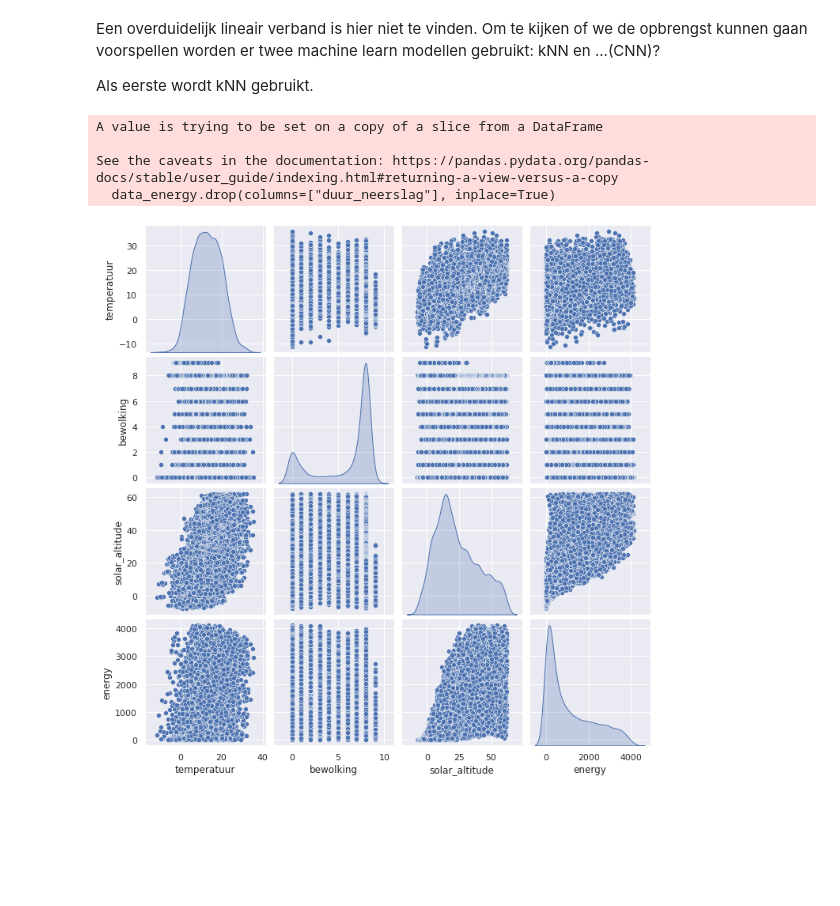
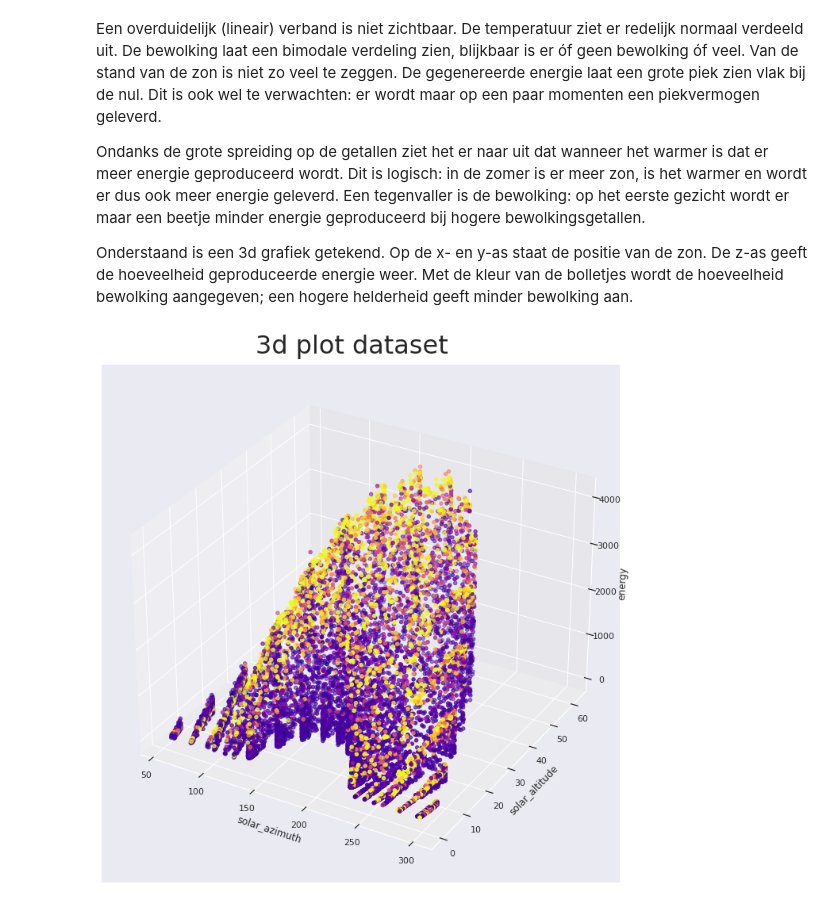
Before and after one commit to bosgnoom/data-engineer-eindopdracht, a Jupyter notebook: data_analyse.ipynb, the cells around one changed output. Drawn from its saved outputs; the diff is of its cells as text; code cells hidden in the pictures; blank space fills up the shorter version.

```diff
--- a/data_analyse.ipynb
+++ b/data_analyse.ipynb
@@ -21,14 +37,34 @@ data.dropna(axis=0, inplace=True)
 # %% [markdown]
-Een overduidelijk lineair verband is hier niet te vinden. Om te kijken of we de opbrengst kunnen gaan voorspellen worden er twee machine learn modellen gebruikt: kNN en ...(CNN)?
+Een overduidelijk (lineair) verband is niet zichtbaar. De temperatuur ziet er redelijk normaal verdeeld uit. De bewolking laat een bimodale verdeling zien, blijkbaar is er óf geen bewolking óf veel. Van de stand van de zon is niet zo veel te zeggen. De gegenereerde energie laat een grote piek zien vlak bij de nul. Dit is ook wel te verwachten: er wordt maar op een paar momenten een piekvermogen geleverd.
 
-Als eerste wordt kNN gebruikt. <uitleg over kNN toevoegen>
+Ondanks de grote spreiding op de getallen ziet het er naar uit dat wanneer het warmer is dat er meer energie geproduceerd wordt. Dit is logisch: in de zomer is er meer zon, is het warmer en wordt er dus ook meer energie geleverd. Een tegenvaller is de bewolking: op het eerste gezicht wordt er maar een beetje minder energie geproduceerd bij hogere bewolkingsgetallen.
+
+Onderstaand is een 3d grafiek getekend. Op de x- en y-as staat de positie van de zon. De z-as geeft de hoeveelheid geproduceerde energie weer. Met de kleur van de bolletjes wordt de hoeveelheid bewolking aangegeven; een hogere helderheid geeft minder bewolking aan.
-# %%
-data_energy = data[data["energy"] > 0]
-data_energy.drop(columns=["duur_neerslag"], inplace=True)
-sns.pairplot(data_energy, diag_kind="kde");
-# %% [output]
-A value is trying to be set on a copy of a slice from a DataFrame
-
-See the caveats in the documentation: https://pandas.pydata.org/pandas-docs/stable/user_guide/indexing.html#returning-a-view-versus-a-copy
-  data_energy.drop(columns=["duur_neerslag"], inplace=True)
-[figure, removed]
+# %%
+# import PyQt5
+# %matplotlib
+%matplotlib inline
+# %matplotlib notebook
+
+from matplotlib import pyplot as plt
+
+fig = plt.figure(figsize=(12, 12))
+ax = fig.add_subplot(111, projection='3d')
+
+x = dataset["solar_azimuth"]
+y = dataset["solar_altitude"]
+z = dataset["energy"]
+c = dataset["bewolking"]
+
+p = ax.scatter(x, y, z, c=c, marker='o', cmap=plt.cm.plasma_r)
+ax.set_xlabel('solar_azimuth')
+ax.set_ylabel('solar_altitude')
+ax.set_zlabel('energy');
+
+# ax.grid(False)
+# fig.colorbar(p, ax=ax)
+
+# plt.show()
+fig.suptitle('3d plot dataset', y=0.925, fontsize=32);
+# %% [output]
+[figure, added]
```
Also changed, not shown: parts of 9 cells of this notebook, 3 other files.
